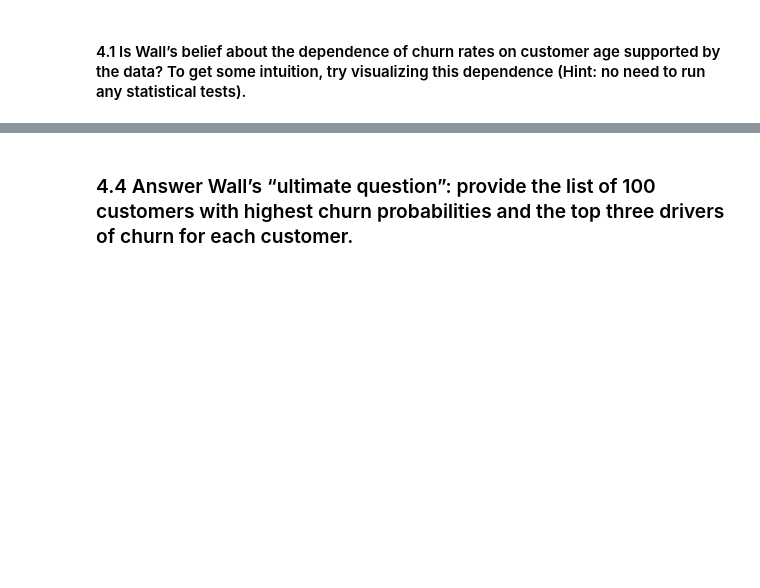
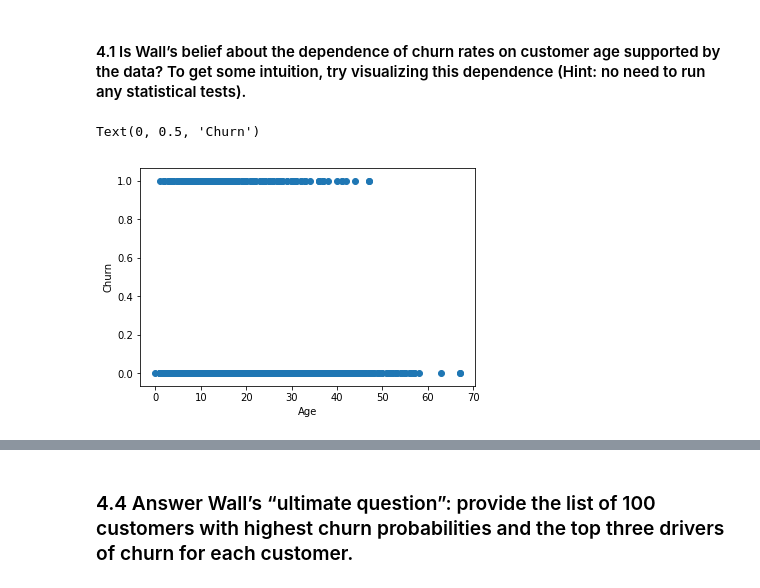
Before and after one commit to PeilinzhongZ/CaseStudy, a Jupyter notebook: report.ipynb, the cells around one changed output, grey strips where cells are left out. Saved outputs shown, nothing was run; the diff lists cells and outputs as text; code cells hidden in the pictures; blank space fills up the shorter version.

```diff
--- a/report.ipynb
+++ b/report.ipynb
@@ -30,2 +35,16 @@ The dataset provided for this analysis includes 6,347 observations, each of whic
+# %%
+data_path = os.path.join("data", "caseStudyCleaned.csv")
+
+if not os.path.exists(data_path):
+    print("Download data first!")
+
+df = pd.read_csv(data_path)
+# %%
+plt.scatter(df['CustomerAgeinmonths'],df['Churn1Yes0No'])
+plt.xlabel("Age")
+plt.ylabel('Churn')
+# %% [output]
+Text(0, 0.5, 'Churn')
+[figure, added]
 # %% [markdown]
 From the graph, we can not see any relationship between churn rate and customer age. As a result, customer age can not support the dependence of churn age.
```
Also changed, not shown: parts of 25 cells of this notebook.
